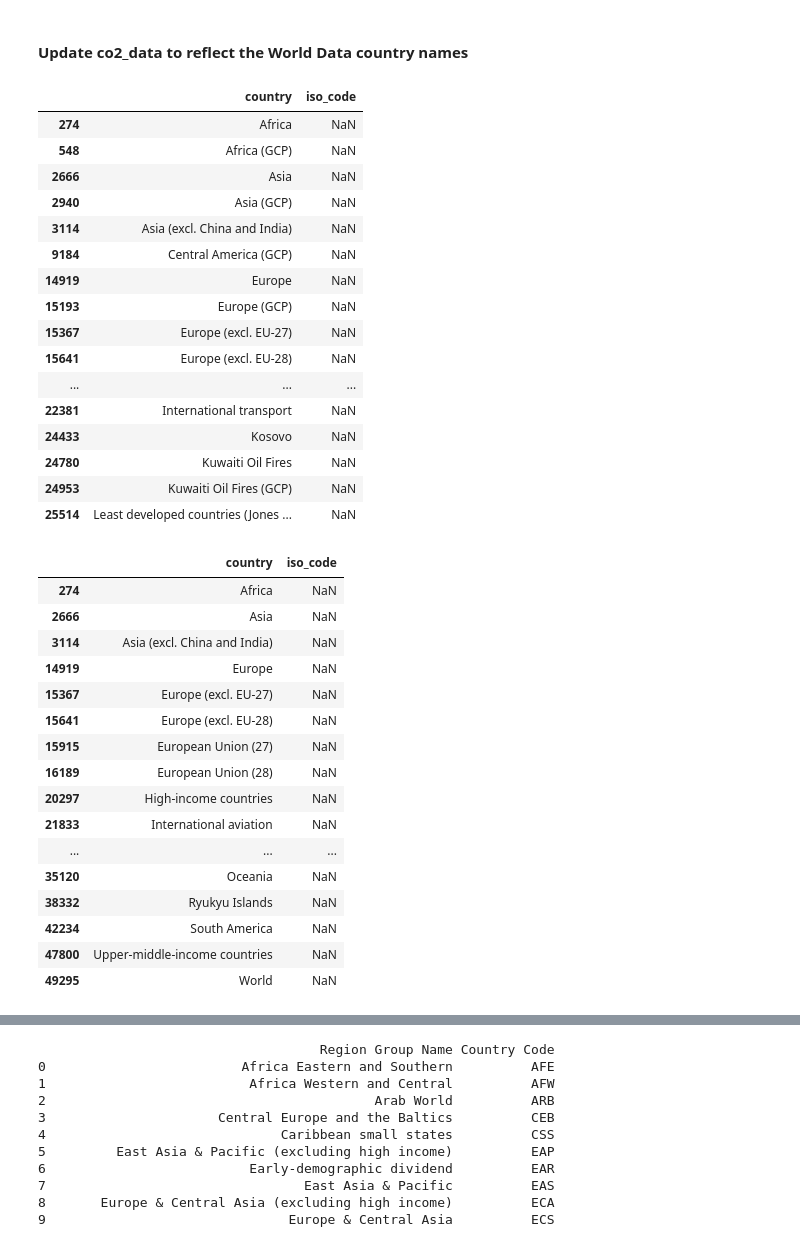
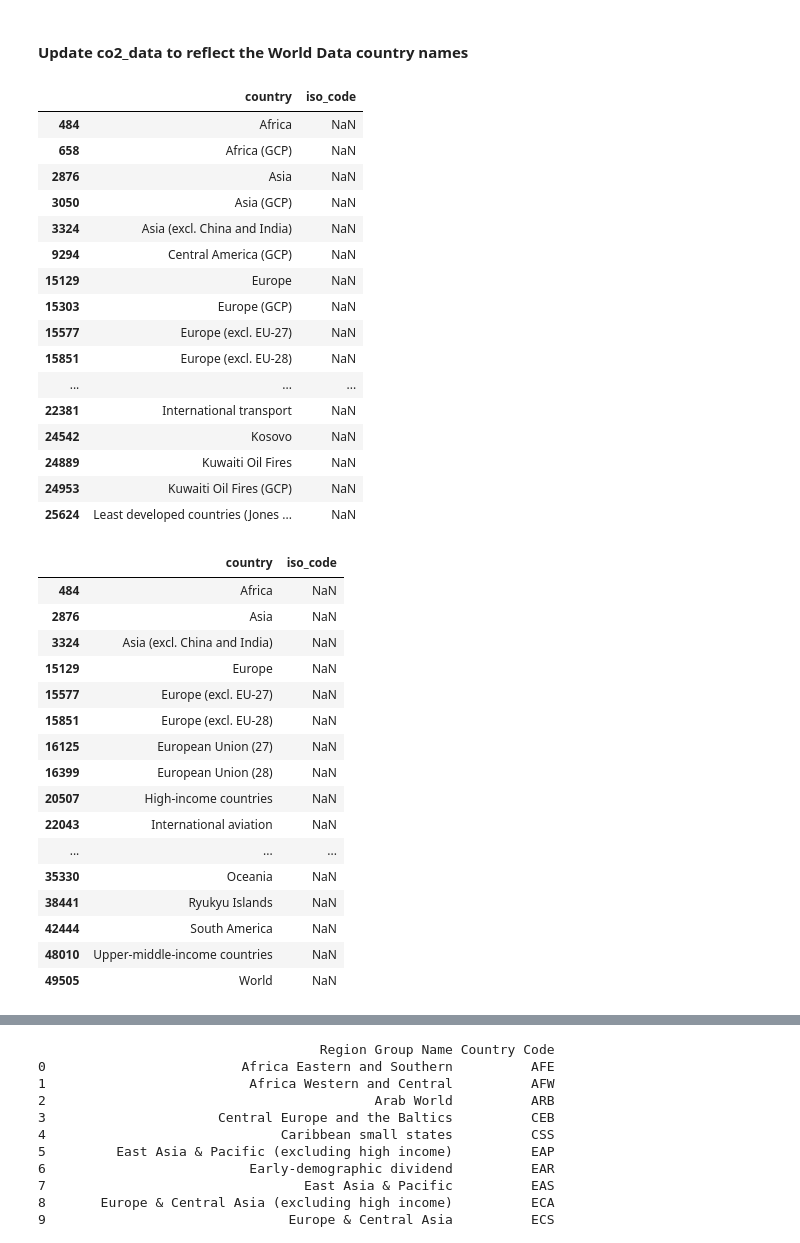
Before and after one commit to katiemackness/gdp-sostenibilidad, a Jupyter notebook: notebooks-english/1b_Discovery_Structuring_Emissions.ipynb, the cells around one changed output, grey strips where cells are left out. Drawn from its saved outputs; the diff is of its cells as text; code cells hidden in the pictures.

```diff
--- a/notebooks-english/1b_Discovery_Structuring_Emissions.ipynb
+++ b/notebooks-english/1b_Discovery_Structuring_Emissions.ipynb
@@ -179,3 +180,7 @@ Like the GDP data, the OWIS dataset includes Income and Regional groups. We will
+# %%
+# Some regions and groupings are historical, so let's drop years that are not relevant to our analysis
+# Earliest GDP data is from 1960 - Reduce the year range to 1960 to 2023
+co2_selected = co2_selected[(co2_selected['year'] >= 1960) & (co2_selected['year'] <= 2023)]
 # %%
 # Select unique country names and their ISO codes
 unique_countries_co2 = co2_selected[["country", "iso_code"]].drop_duplicates()
@@ -304,48 +309,48 @@ unmatched3 = co2_selected[co2_selected['iso_code'].isnull()][['country', 'iso_co
 unmatched3
 # %% [output]
 |  | country | iso_code |
-| 274 | Africa | NaN |
-| 548 | Africa (GCP) | NaN |
-| 2666 | Asia | NaN |
-| 2940 | Asia (GCP) | NaN |
-| 3114 | Asia (excl. China and India) | NaN |
-| 9184 | Central America (GCP) | NaN |
-| 14919 | Europe | NaN |
-| 15193 | Europe (GCP) | NaN |
-| 15367 | Europe (excl. EU-27) | NaN |
-| 15641 | Europe (excl. EU-28) | NaN |
+| 484 | Africa | NaN |
+| 658 | Africa (GCP) | NaN |
+| 2876 | Asia | NaN |
+| 3050 | Asia (GCP) | NaN |
+| 3324 | Asia (excl. China and India) | NaN |
+| 9294 | Central America (GCP) | NaN |
+| 15129 | Europe | NaN |
+| 15303 | Europe (GCP) | NaN |
+| 15577 | Europe (excl. EU-27) | NaN |
+| 15851 | Europe (excl. EU-28) | NaN |
 | ... | ... | ... |
 | 22381 | International transport | NaN |
-| 24433 | Kosovo | NaN |
-| 24780 | Kuwaiti Oil Fires | NaN |
+| 24542 | Kosovo | NaN |
+| 24889 | Kuwaiti Oil Fires | NaN |
 | 24953 | Kuwaiti Oil Fires (GCP) | NaN |
-| 25514 | Least developed countries (Jones ... | NaN |
+| 25624 | Least developed countries (Jones ... | NaN |
 # %%
 # Regional GCP data appears to be redundant and will be removed from the DataFrame
-co2_selected = co2_selected[~co2_selected["country"].str.contains("\(GCP\)", case=False, na=False)]
+co2_selected = co2_selected[~co2_selected["country"].str.contains("(GCP)", case=False, na=False)]
 #   In addition to other categories not relevant to the current analysis
 
 # Show the remaining regions/income groups without country codes
 unmatched4 = co2_selected[co2_selected['iso_code'].isnull()][['country', 'iso_code']].drop_duplicates()
 unmatched4
 # %% [output]
 |  | country | iso_code |
-| 274 | Africa | NaN |
-| 2666 | Asia | NaN |
-| 3114 | Asia (excl. China and India) | NaN |
-| 14919 | Europe | NaN |
-| 15367 | Europe (excl. EU-27) | NaN |
-| 15641 | Europe (excl. EU-28) | NaN |
-| 15915 | European Union (27) | NaN |
-| 16189 | European Union (28) | NaN |
-| 20297 | High-income countries | NaN |
-| 21833 | International aviation | NaN |
+| 484 | Africa | NaN |
+| 2876 | Asia | NaN |
+| 3324 | Asia (excl. China and India) | NaN |
+| 15129 | Europe | NaN |
+| 15577 | Europe (excl. EU-27) | NaN |
+| 15851 | Europe (excl. EU-28) | NaN |
+| 16125 | European Union (27) | NaN |
+| 16399 | European Union (28) | NaN |
+| 20507 | High-income countries | NaN |
+| 22043 | International aviation | NaN |
 | ... | ... | ... |
-| 35120 | Oceania | NaN |
-| 38332 | Ryukyu Islands | NaN |
-| 42234 | South America | NaN |
-| 47800 | Upper-middle-income countries | NaN |
-| 49295 | World | NaN |
+| 35330 | Oceania | NaN |
+| 38441 | Ryukyu Islands | NaN |
+| 42444 | South America | NaN |
+| 48010 | Upper-middle-income countries | NaN |
+| 49505 | World | NaN |
 # %%
 # Match income-related categories
 filtered_income_countries = co2_selected[co2_selected["country"].str.contains("income", case=False, na=False)][["country", "iso_code"]].drop_duplicates()
```
Also changed, not shown: parts of 24 cells of this notebook.
